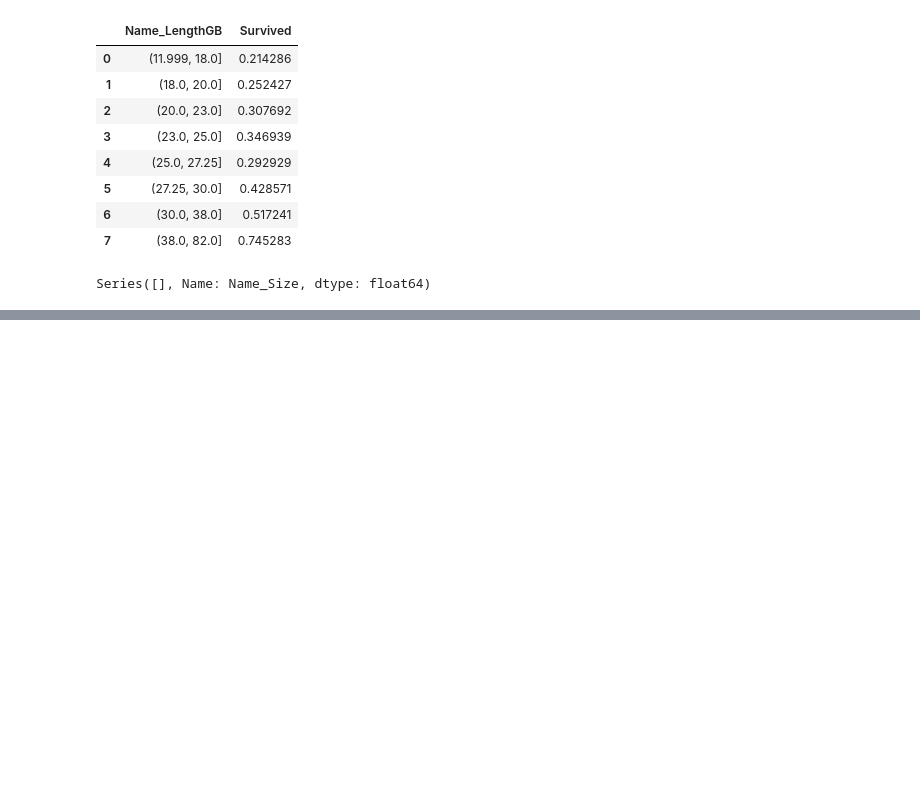
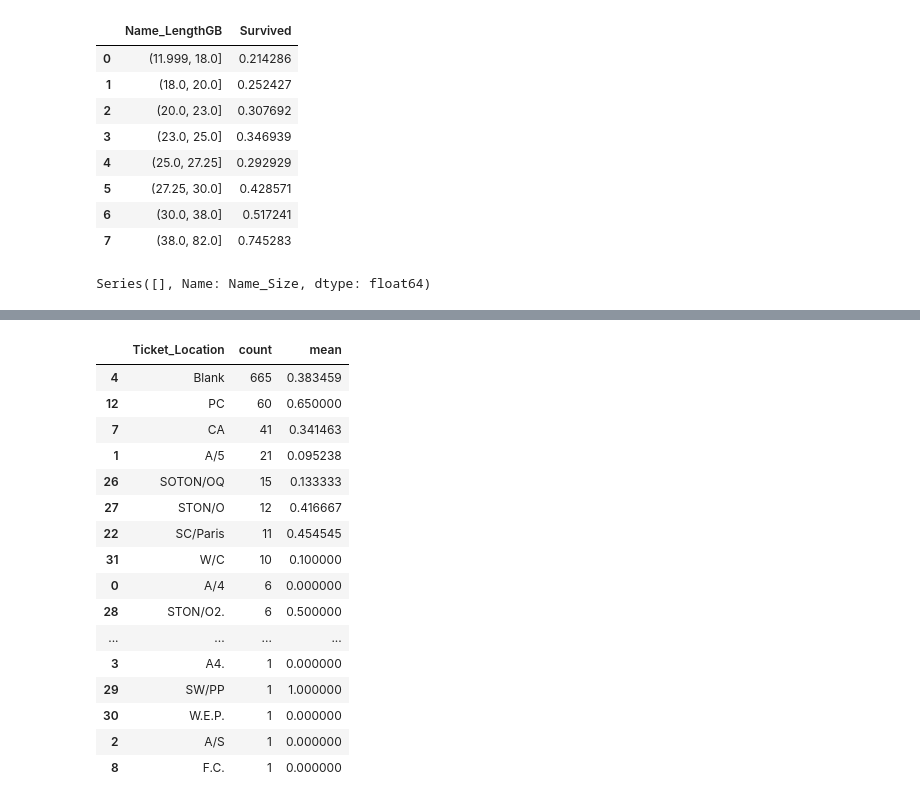
Before and after one commit to jonidaniel/data-science-and-machine-learning, a Jupyter notebook: kaggle/competitions/titanic-machine-learning-from-disaster/titanic.ipynb, the cells around one changed output, grey strips where cells are left out. Saved outputs shown, nothing was run; the diff lists cells and outputs as text; code cells hidden in the pictures; blank space fills up the shorter version.

Commit message:
Explore tickets

```diff
--- a/kaggle/competitions/titanic-machine-learning-from-disaster/titanic.ipynb
+++ b/kaggle/competitions/titanic-machine-learning-from-disaster/titanic.ipynb
@@ -621,0 +634,4 @@ train_df.head()
+# %%
+# Grab the ticket number
+train_df['Ticket_Number'] = train_df['Ticket'].apply(lambda x : pd.Series({'Ticket': x.split()[-1]}))
+test_df['Ticket_Number'] = test_df['Ticket'].apply(lambda x : pd.Series({'Ticket': x.split()[-1]}))
@@ -621,0 +690,4 @@ train_df.head()
+# %%
+# Create a new column for ticket number counts
+train_df['Ticket_Number_Counts'] = train_df.groupby('Ticket_Number')['Ticket_Number'].transform('count')
+test_df['Ticket_Number_Counts'] = test_df.groupby('Ticket_Number')['Ticket_Number'].transform('count')
@@ -621,0 +805,27 @@ train_df.head()
+# %%
+# Combine similar ticket locations together (SC/PARIS goes as SC/Paris and A/4. goes as A/4, for example)
+train_df['Ticket_Location'] = train_df['Ticket_Location'].replace({
+    'SOTON/O.Q.': 'SOTON/OQ',
+    'C.A.': 'CA',
+    'CA.': 'CA',
+    'SC/PARIS': 'SC/Paris',
+    'S.C./PARIS': 'SC/Paris',
+    'A/4.': 'A/4',
+    'A/5.': 'A/5',
+    'A.5.': 'A/5',
+    'A./5.': 'A/5',
+    'W./C.': 'W/C',
+})
+
+test_df['Ticket_Location'] = test_df['Ticket_Location'].replace({
+    'SOTON/O.Q.': 'SOTON/OQ',
+    'C.A.': 'CA',
+    'CA.': 'CA',
+    'SC/PARIS': 'SC/Paris',
+    'S.C./PARIS': 'SC/Paris',
+    'A/4.': 'A/4',
+    'A/5.': 'A/5',
+    'A.5.': 'A/5',
+    'A./5.': 'A/5',
+    'W./C.': 'W/C',
+})
@@ -621,0 +853,21 @@ train_df.head()
+# %%
+train_df.groupby(['Ticket_Location'], as_index=False)['Survived'].agg(['count', 'mean']).sort_values('count', ascending=False)
+# Here you can see that different ticket locations had variating effects on survival probability
+# %% [output]
+|  | Ticket_Location | count | mean |
+| 4 | Blank | 665 | 0.383459 |
+| 12 | PC | 60 | 0.650000 |
+| 7 | CA | 41 | 0.341463 |
+| 1 | A/5 | 21 | 0.095238 |
+| 26 | SOTON/OQ | 15 | 0.133333 |
+| 27 | STON/O | 12 | 0.416667 |
+| 22 | SC/Paris | 11 | 0.454545 |
+| 31 | W/C | 10 | 0.100000 |
+| 0 | A/4 | 6 | 0.000000 |
+| 28 | STON/O2. | 6 | 0.500000 |
+| ... | ... | ... | ... |
+| 3 | A4. | 1 | 0.000000 |
+| 29 | SW/PP | 1 | 1.000000 |
+| 30 | W.E.P. | 1 | 0.000000 |
+| 2 | A/S | 1 | 0.000000 |
+| 8 | F.C. | 1 | 0.000000 |
```
Also changed, not shown: parts of 13 cells of this notebook.
